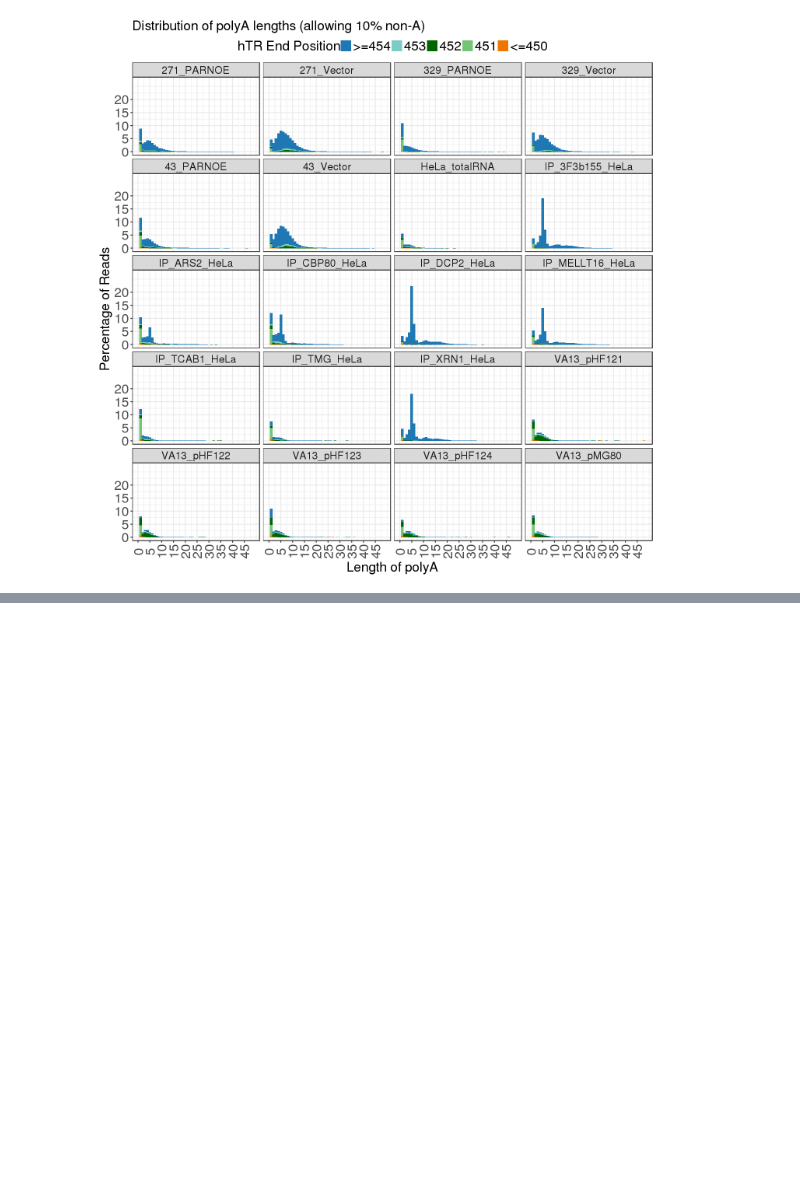
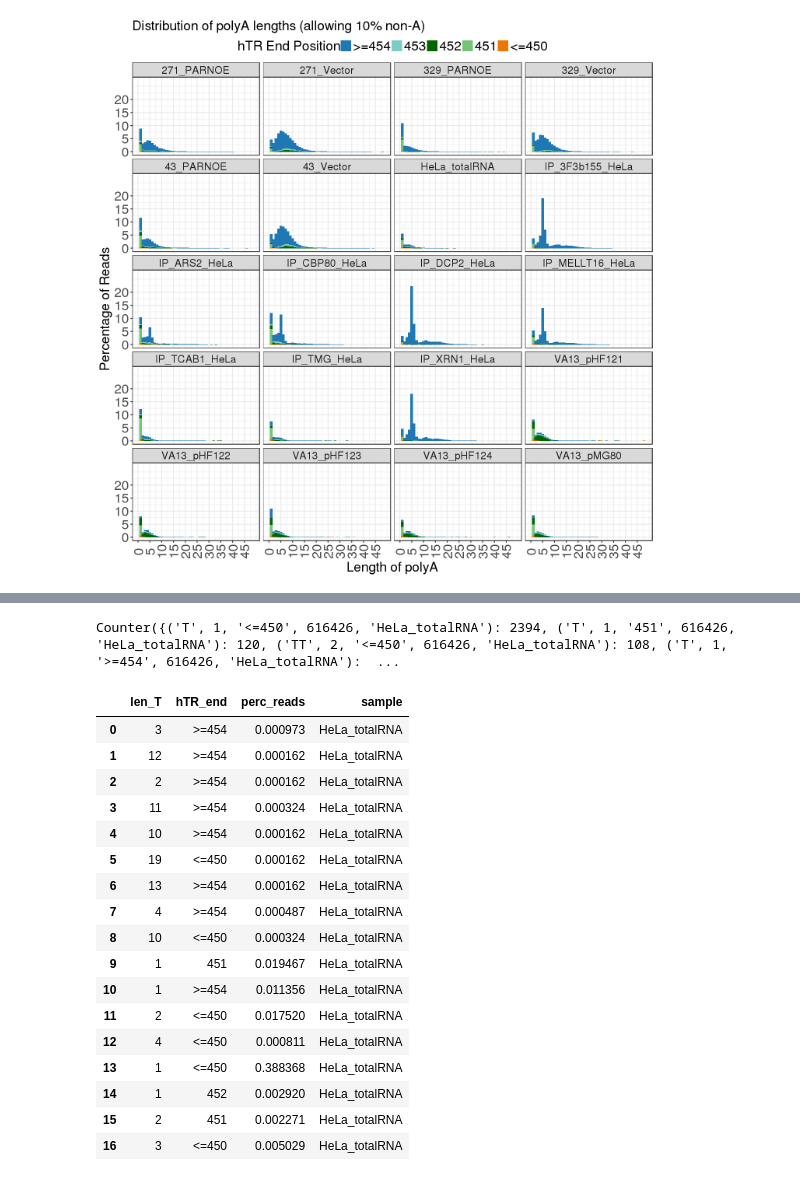
Before and after one commit to morganweichert/hTR_3prime_RACE_Analysis, a Jupyter notebook: hTR_3prime_RACE_analysis.ipynb, the cells around one changed output, grey strips where cells are left out. Cells and saved outputs as stored; diff of their text form; code cells hidden in the pictures; blank space fills up the shorter version.

```diff
--- a/hTR_3prime_RACE_analysis.ipynb
+++ b/hTR_3prime_RACE_analysis.ipynb
@@ -257,7 +252,7 @@ for sample in os.listdir(path):
 # %%
 %%bash
 # gzip the fastq files we just created
-for i in ./seq_filtered/*.fastq;
+for i in /home/msr/code_examples/hTR_3prime_RACE_analysis_files/processed_data/seq_filtered/*.fastq;
 do
     pigz -p 8 $i
 done
@@ -650,0 +1203,18 @@ g
+# %%
+# same for number of reads
+
+df = pd.DataFrame()
+
+path = "/home/msr/code_examples/hTR_3prime_RACE_analysis_files/processed_data/ntna_dict_BCFILTER/"
+for sample in glob.glob(path+"*_1.tsv"):
+    test = bin_hTR_forms(sample, min_bin=442, max_bin=500, out_type = 'num reads')
+    sample = (re.split(r'[.]', sample)[0]).split("/")[-1]
+    #print sample
+    temp_df = pd.DataFrame(test, columns=test.keys(), index = [sample])
+    df = df.append(temp_df)
+
+
+#df = df.transpose()
+#df = df.sort()
+
+df
@@ -839,0 +1491,14 @@ g
+# %%
+def make_T_dist_df(T_dist_dict):
+    """ this function converts your _dist_dict into a dataframe for saving"""
+
+    df = pd.DataFrame(columns=('len_T', 'hTR_end', 'perc_reads', 'sample')) # initialize dataframe
+
+    for key, val in T_dist_dict.items(): # loop through dict
+            h = [key[1], key[2], (float(val)/float(key[3]))*100, key[4]] # keep length of poly seq, hTR ending coordinate
+                                                                 # and compute normalized percent of reads
+            # add to dataframe
+            df = df.append(pd.Series(h, index = ['len_T', 'hTR_end', 'perc_reads', 'sample']),
+                           ignore_index=True)
+
+    return df
@@ -839,0 +1541,29 @@ g
+# %%
+############## testing get_T_dist function #################
+
+path = "/home/msr/Projects/hui-fang/MOLNG-2232/processed_data/ntna_dict_BCFILTER/"
+sample = "HeLa_totalRNA_1.tsv"
+T_dist = get_T_dist(path + sample, 'allow_10%_non')
+print T_dist
+df_T = make_T_dist_df(T_dist) # convert get_T_dist dict to dataframe
+df_T
+# %% [output]
+Counter({('T', 1, '<=450', 616426, 'HeLa_totalRNA'): 2394, ('T', 1, '451', 616426, 'HeLa_totalRNA'): 120, ('TT', 2, '<=450', 616426, 'HeLa_totalRNA'): 108, ('T', 1, '>=454', 616426, 'HeLa_totalRNA'):  ...
+|  | len_T | hTR_end | perc_reads | sample |
+| 0 | 3 | >=454 | 0.000973 | HeLa_totalRNA |
+| 1 | 12 | >=454 | 0.000162 | HeLa_totalRNA |
+| 2 | 2 | >=454 | 0.000162 | HeLa_totalRNA |
+| 3 | 11 | >=454 | 0.000324 | HeLa_totalRNA |
+| 4 | 10 | >=454 | 0.000162 | HeLa_totalRNA |
+| 5 | 19 | <=450 | 0.000162 | HeLa_totalRNA |
+| 6 | 13 | >=454 | 0.000162 | HeLa_totalRNA |
+| 7 | 4 | >=454 | 0.000487 | HeLa_totalRNA |
+| 8 | 10 | <=450 | 0.000324 | HeLa_totalRNA |
+| 9 | 1 | 451 | 0.019467 | HeLa_totalRNA |
+| 10 | 1 | >=454 | 0.011356 | HeLa_totalRNA |
+| 11 | 2 | <=450 | 0.017520 | HeLa_totalRNA |
+| 12 | 4 | <=450 | 0.000811 | HeLa_totalRNA |
+| 13 | 1 | <=450 | 0.388368 | HeLa_totalRNA |
+| 14 | 1 | 452 | 0.002920 | HeLa_totalRNA |
+| 15 | 2 | 451 | 0.002271 | HeLa_totalRNA |
+| 16 | 3 | <=450 | 0.005029 | HeLa_totalRNA |
```
Also changed, not shown: parts of 63 cells of this notebook.
